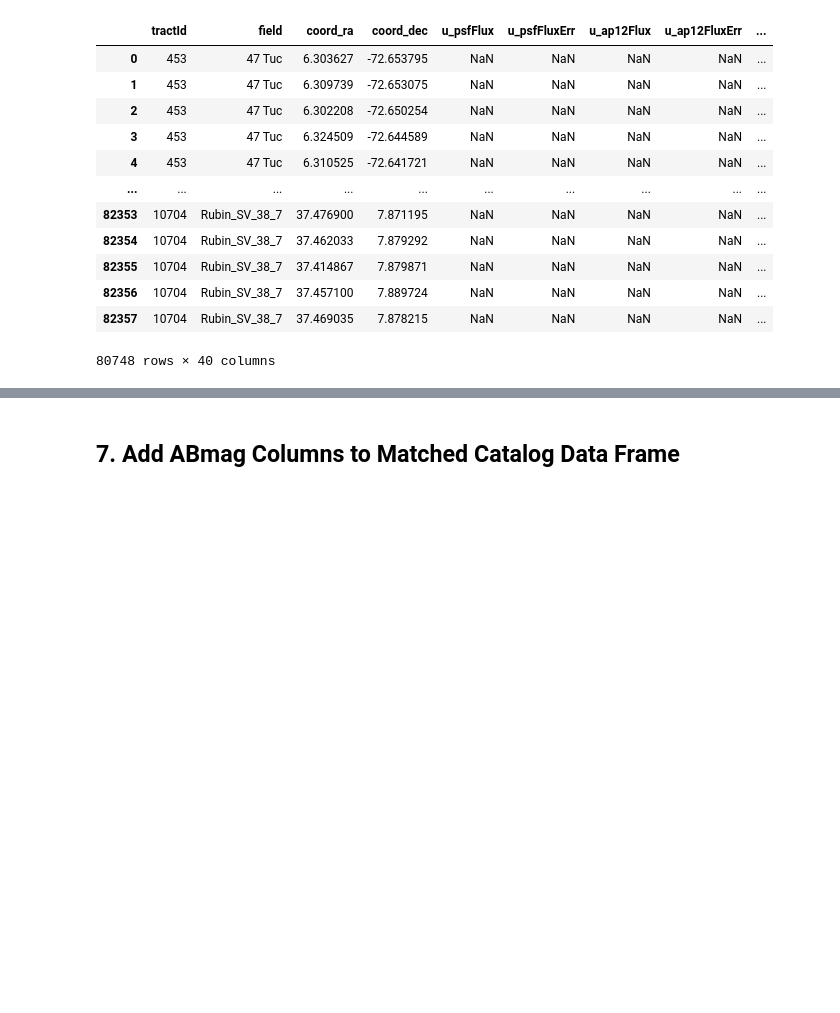
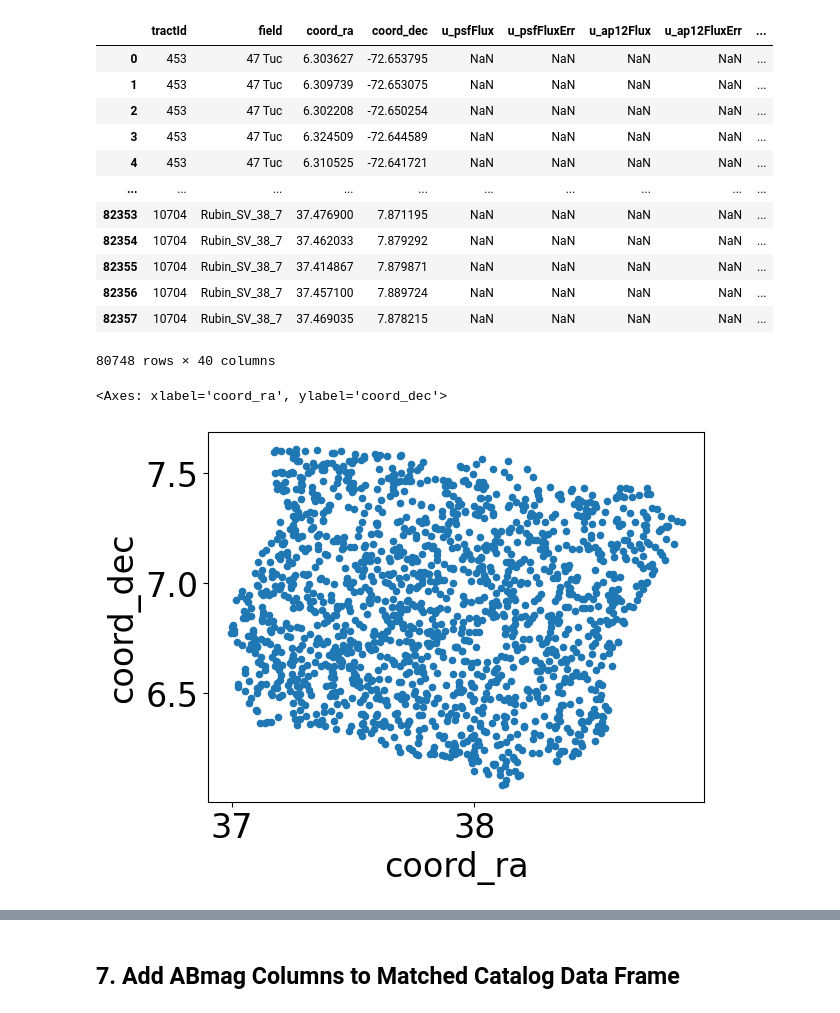
Before and after one commit to lsst-sitcom/sciunit_photocalib, a Jupyter notebook: notebooks/FilterTransforms/TransformationEquations_ComCam_SDSS_DR18.ipynb, the cells around one changed output, grey strips where cells are left out. Drawn from its saved outputs; the diff is of its cells as text; code cells hidden in the pictures; blank space fills up the shorter version.

```diff
--- a/notebooks/FilterTransforms/TransformationEquations_ComCam_SDSS_DR18.ipynb
+++ b/notebooks/FilterTransforms/TransformationEquations_ComCam_SDSS_DR18.ipynb
@@ -735,3 +743,8 @@ if not useMatchFile:
 | 82356 | 10704 | Rubin_SV_38_7 | 37.457100 | 7.889724 | NaN | NaN | NaN | NaN | ... |
 | 82357 | 10704 | Rubin_SV_38_7 | 37.469035 | 7.878215 | NaN | NaN | NaN | NaN | ... |
 80748 rows × 40 columns
+# %%
+matches.plot('coord_ra', 'coord_dec', kind='scatter')
+# %% [output]
+<Axes: xlabel='coord_ra', ylabel='coord_dec'>
+[figure, added]
```
Also changed, not shown: parts of 4 cells of this notebook, 1 other file.
